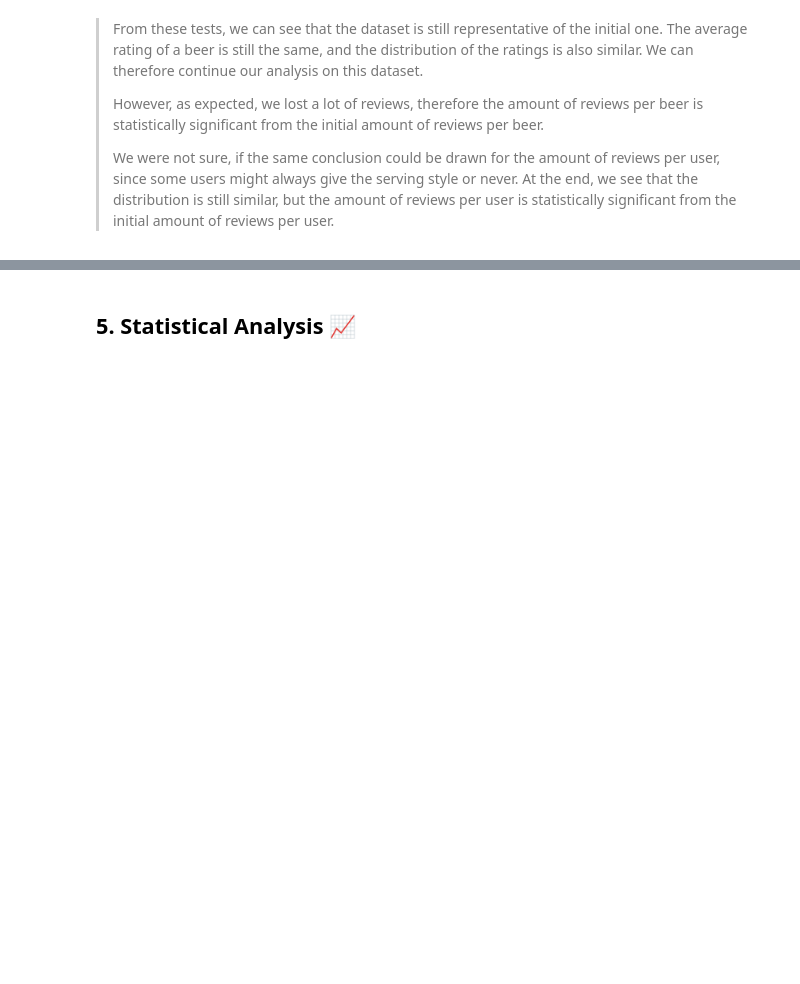
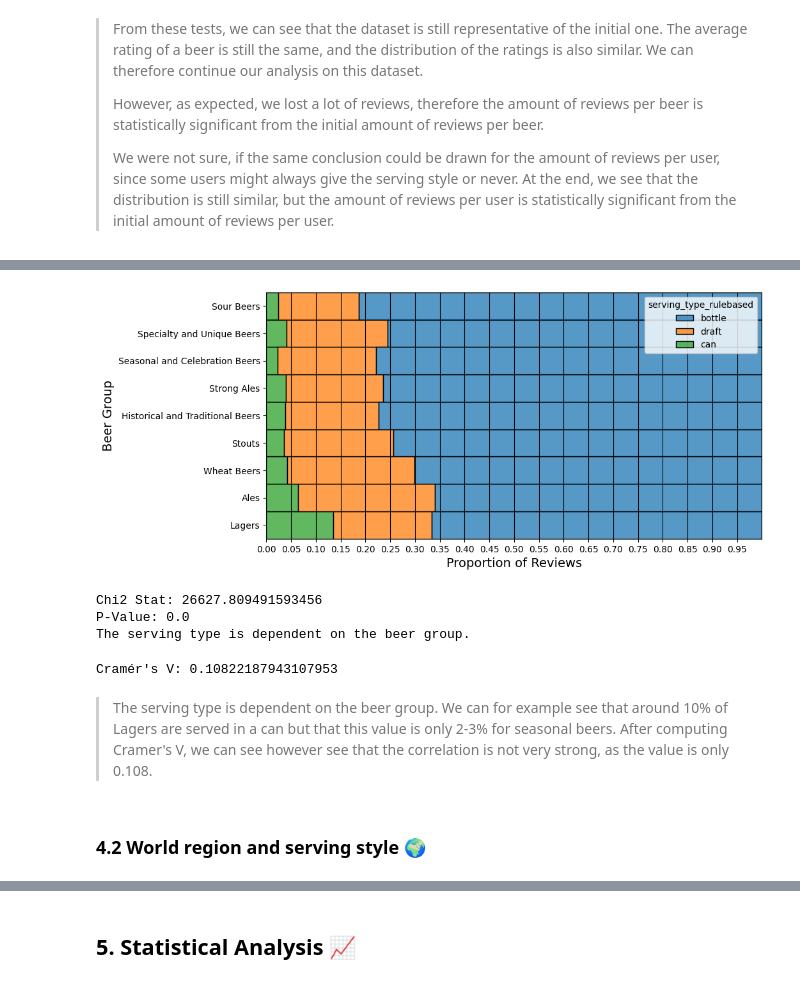
Before and after one commit to epfl-ada/ada-2023-project-beeradaventure46, a Jupyter notebook: Milestone_2.ipynb, the cells around one changed output, grey strips where cells are left out. Saved outputs shown, nothing was run; the diff lists cells and outputs as text; code cells hidden in the pictures; blank space fills up the shorter version.

```diff
--- a/Milestone_2.ipynb
+++ b/Milestone_2.ipynb
@@ -1759,0 +1752,56 @@ We were not sure, if the same conclusion could be drawn for the amount of review
+# %%
+# Show the distribution of serving types among beer groups normalized
+plt.figure(figsize=(10, 5))
+sns.histplot(data=df, y='beer_group', hue='serving_type_rulebased', multiple='fill')
+plt.xlabel('Proportion of Reviews', fontsize=14)
+plt.ylabel('Beer Group', fontsize=14)
+# add vertical lines
+plt.grid(axis='x', linewidth=0.8, color='black')
+plt.xticks(np.arange(0, 1, 0.05))
+plt.gca().invert_yaxis()
+plt.show()
+# %% [output]
+[figure, added]
+# %%
+from scipy.stats import chi2_contingency
+
+# perform a statistical test to see if the serving type is independent of the beer group
+# create a contingency table
+contingency_table = pd.crosstab(df['beer_group'], df['serving_type_rulebased'])
+contingency_table
+
+# perform the chi2 test
+chi2_stat, p_value, dof, expected = chi2_contingency(contingency_table)
+print('Chi2 Stat:', chi2_stat)
+print('P-Value:', p_value)
+
+if p_value < 0.05:
+    print('The serving type is dependent on the beer group.')
+else:
+    print('The serving type is independent of the beer group.')
+# %% [output]
+Chi2 Stat: 26627.809491593456
+P-Value: 0.0
+The serving type is dependent on the beer group.
+# %%
+def cramers_v(contingency_table):
+    chi2 = chi2_contingency(contingency_table)[0]
+    n = contingency_table.sum().sum()
+    phi2 = chi2/n
+    r, k = contingency_table.shape
+    phi2corr = max(0, phi2 - ((k-1)*(r-1))/(n-1))
+    rcorr = r - ((r-1)**2)/(n-1)
+    kcorr = k - ((k-1)**2)/(n-1)
+    return np.sqrt(phi2corr / min((kcorr-1), (rcorr-1)))
+
+# Compute Cramér's V
+cramers_v_value = cramers_v(contingency_table)
+print('Cramér\'s V:', cramers_v_value)
+
+# the strength of the association between the two variables is weak (to moderate)
+# %% [output]
+Cramér's V: 0.10822187943107953
+# %% [markdown]
+> The serving type is dependent on the beer group. We can for example see that around 10% of Lagers are served in a can but that this value is only 2-3% for seasonal beers. After computing Cramer's V, we can see however see that the correlation is not very strong, as the value is only 0.108.
+# %% [markdown]
+### 4.2 World region and serving style 🌍
```
Also changed, not shown: parts of 28 cells of this notebook.
